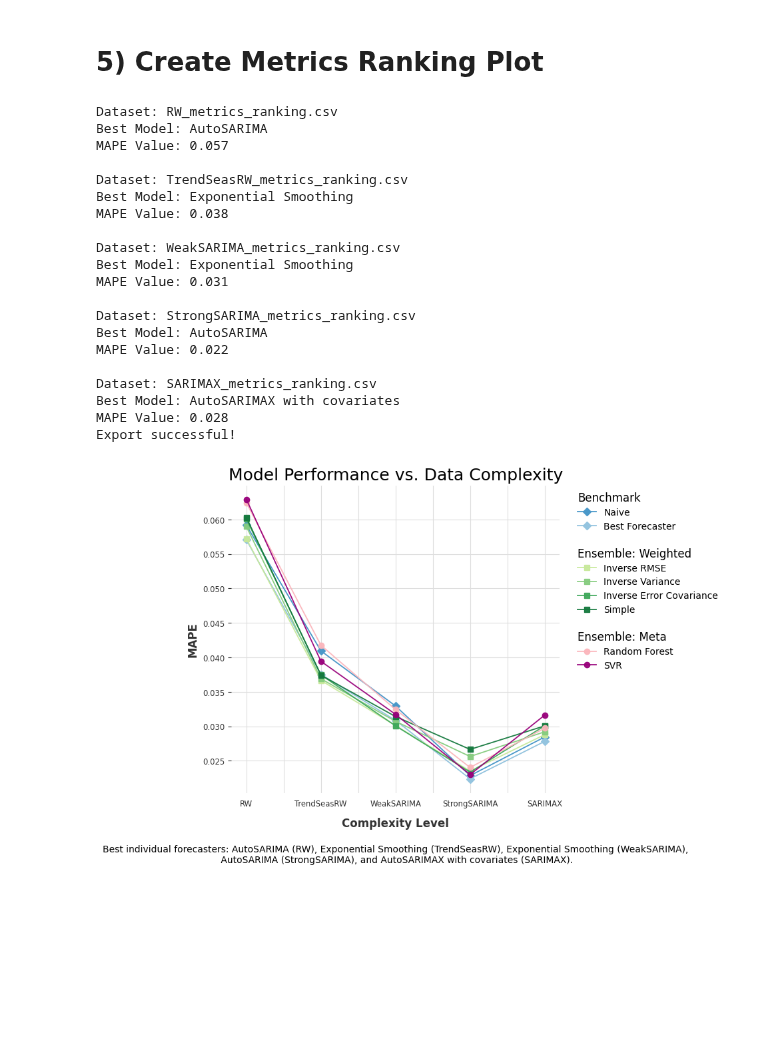
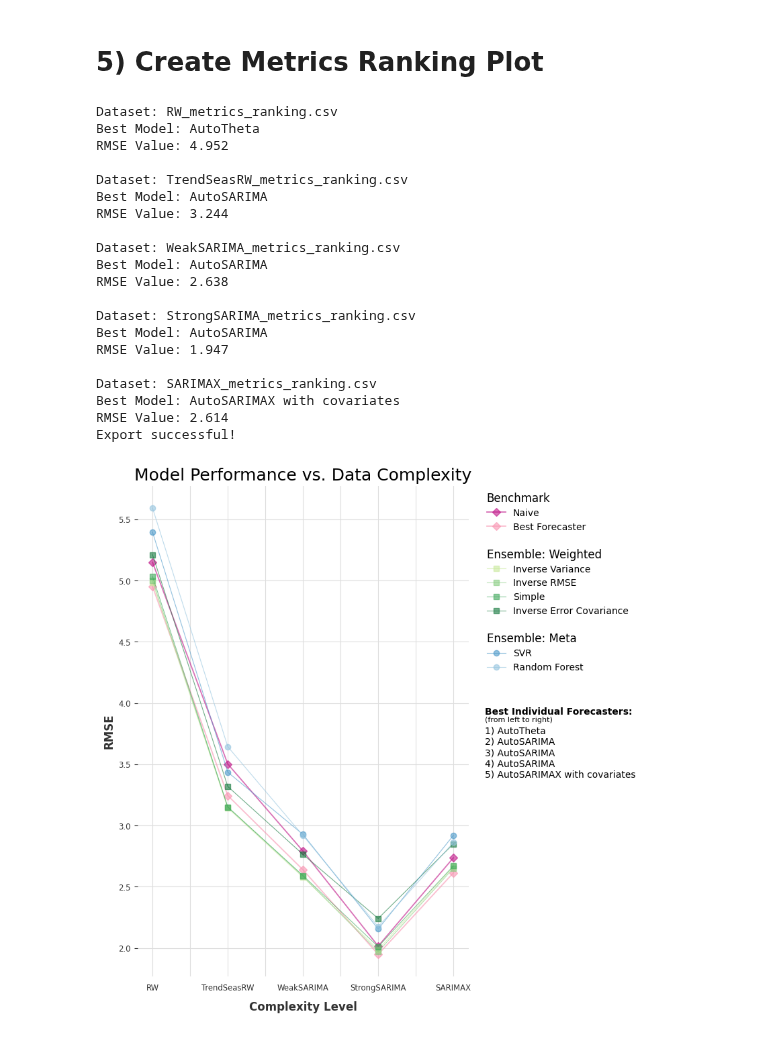
Before and after one commit to Paul-Jarschke/Time-Series-Ensembles, a Jupyter notebook: paper/Step3_analyze_results.ipynb, the cells around one changed output. Drawn from its saved outputs; the diff is of its cells as text; code cells hidden in the pictures; blank space fills up the shorter version.

```diff
--- a/paper/Step3_analyze_results.ipynb
+++ b/paper/Step3_analyze_results.ipynb
@@ -194,29 +184,34 @@ Ranking for SARIMAX:
 # 5) Create Metrics Ranking Plot
 # %%
 file_names = ["RW", "TrendSeasRW", "WeakSARIMA", "StrongSARIMA", "SARIMAX"]
+plot_metrics(
+    metric="RMSE",
+    sort_labels=file_names,
+    export=True)
+
 plot_metrics(
     metric="MAPE",
     sort_labels=file_names,
     export=True)
 # %% [output]
 Dataset: RW_metrics_ranking.csv
-Best Model: AutoSARIMA
-MAPE Value: 0.057
+Best Model: AutoTheta
+RMSE Value: 4.952
 
 Dataset: TrendSeasRW_metrics_ranking.csv
-Best Model: Exponential Smoothing
-MAPE Value: 0.038
+Best Model: AutoSARIMA
+RMSE Value: 3.244
 
 Dataset: WeakSARIMA_metrics_ranking.csv
-Best Model: Exponential Smoothing
-MAPE Value: 0.031
+Best Model: AutoSARIMA
+RMSE Value: 2.638
 
 Dataset: StrongSARIMA_metrics_ranking.csv
 Best Model: AutoSARIMA
-MAPE Value: 0.022
+RMSE Value: 1.947
 
 Dataset: SARIMAX_metrics_ranking.csv
 Best Model: AutoSARIMAX with covariates
-MAPE Value: 0.028
+RMSE Value: 2.614
 Export successful!
-[figure, old version]
+[figure, new version]
```
Also changed, not shown: parts of 3 cells of this notebook, 46 other files.
